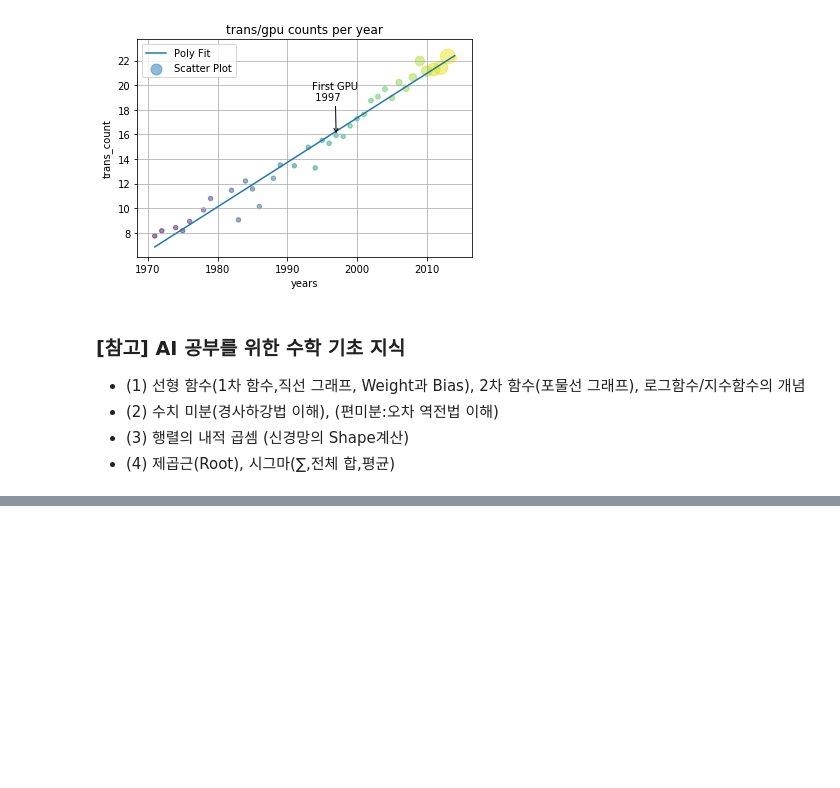
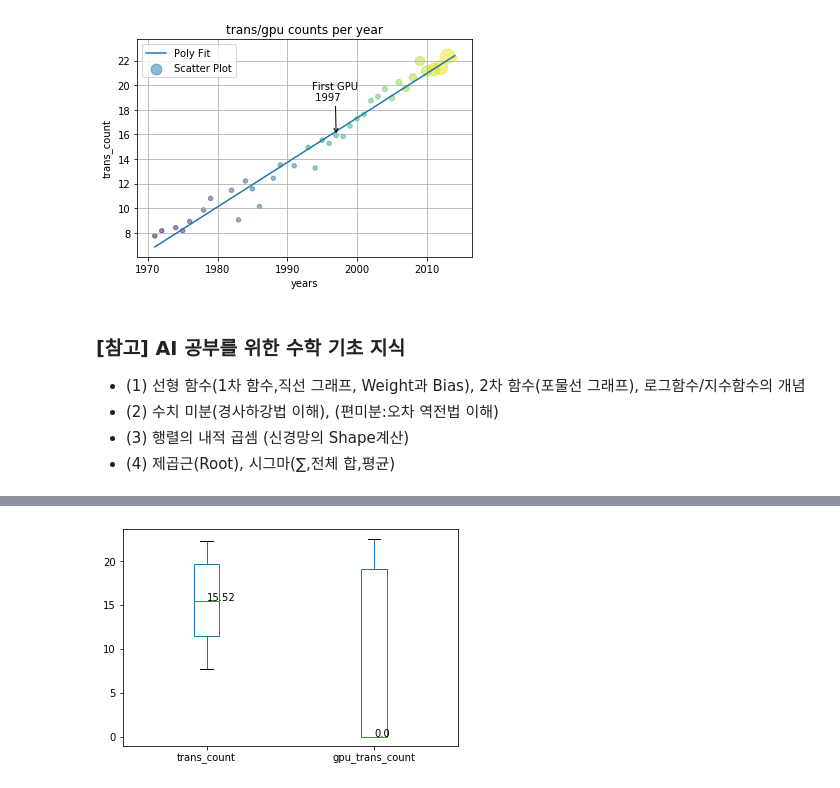
Before and after one commit to landturtler/2020_AI_education_example, a Jupyter notebook: 파이썬데이터분석/matplotlib_basic.ipynb, the cells around one changed output, grey strips where cells are left out. Drawn from its saved outputs; the diff is of its cells as text; code cells hidden in the pictures; blank space fills up the shorter version.

```diff
--- a/파이썬데이터분석/matplotlib_basic.ipynb
+++ b/파이썬데이터분석/matplotlib_basic.ipynb
@@ -212,0 +241,21 @@ from padas.plotting import lag_plot
+# %%
+# pandas
+df = pd.read_csv('transcount.csv')
+df = df.groupby('year').agg(np.mean)
+
+gpu = pd.read_csv('gpu_transcount.csv')
+gpu = gpu.groupby('year').agg(np.mean)
+
+df = pd.merge(df,gpu,how='outer',left_index=True,right_index=True)
+
+# 로그 변환, 결측치는 0으로 수정
+df['trans_count'] = np.log(df['trans_count'].values)
+df['gpu_trans_count'] = np.log(df['gpu_trans_count'].values)
+df = df.replace(np.nan,0)  # df.fillna(0)
+
+df.plot.box()
+plt.text(1,df['trans_count'].median(),round(df['trans_count'].median(),2))
+plt.text(2,df['gpu_trans_count'].median(),round(df['gpu_trans_count'].median(),2))
+plt.show()
+# %% [output]
+[figure, added]
```
Also changed, not shown: parts of 6 cells of this notebook.
